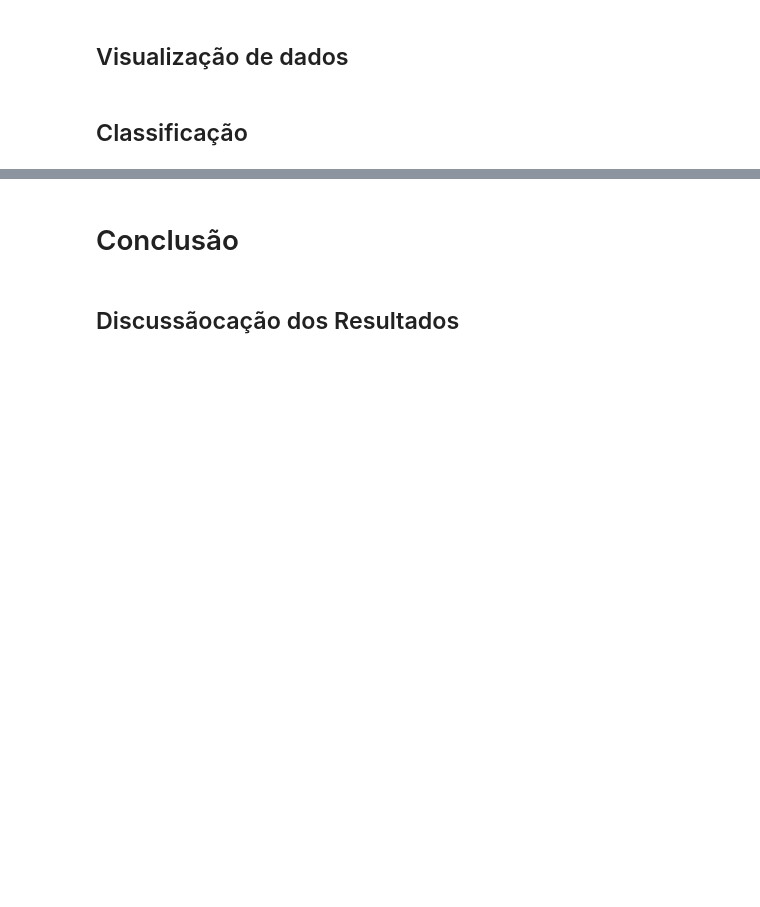
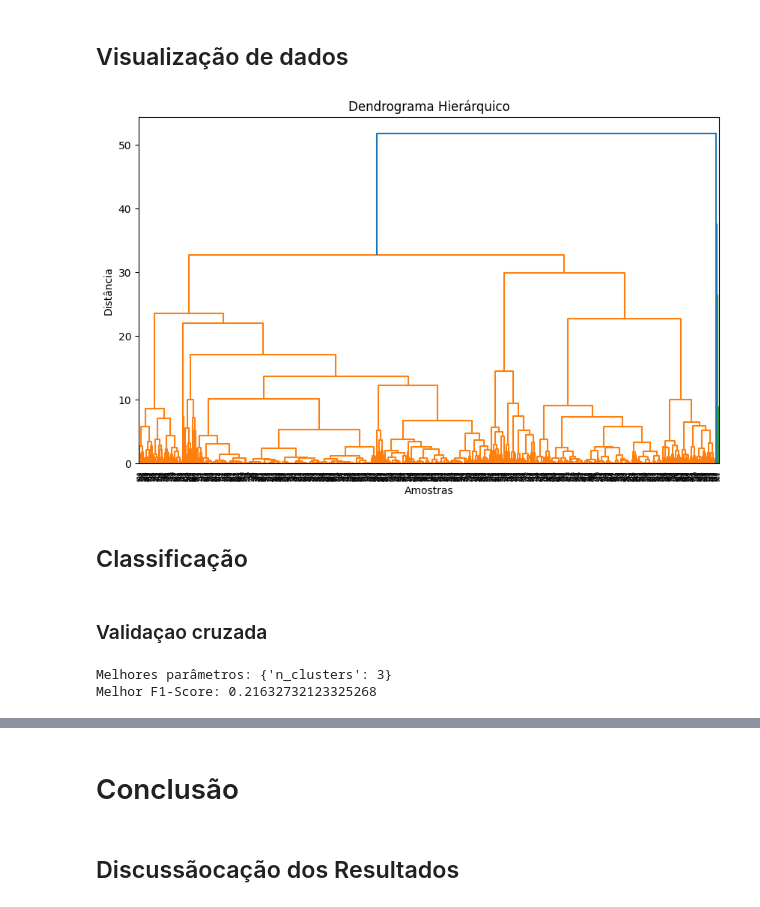
Before and after one commit to alekswheeler/global-_species_abundance_and_diversity, a Jupyter notebook: AquecimentoGlobalEAbumdanciaDeEspecies.ipynb, the cells around one changed output, grey strips where cells are left out. Cells and saved outputs as stored; diff of their text form; code cells hidden in the pictures; blank space fills up the shorter version.

```diff
--- a/AquecimentoGlobalEAbumdanciaDeEspecies.ipynb
+++ b/AquecimentoGlobalEAbumdanciaDeEspecies.ipynb
@@ -354,4 +318,37 @@ Melhor F1-Score: 0.21242370186744552
 # %% [markdown]
 ## Visualização de dados
+# %%
+import pandas as pd
+import numpy as np
+import seaborn as sns
+import matplotlib.pyplot as plt
+from scipy.cluster.hierarchy import dendrogram, linkage
+from sklearn.preprocessing import StandardScaler
+from sklearn.cluster import AgglomerativeClustering
+
+
+# --- 1️⃣ Normalizando os dados ---
+scaler = StandardScaler()
+df_scaled = scaler.fit_transform(df_species)
+
+# --- 2️⃣ Calculando a ligação e criando o Dendrograma ---
+linked = linkage(df_scaled, method='ward')  # Método Ward
+
+plt.figure(figsize=(10, 6))
+dendrogram(linked)
+plt.title('Dendrograma Hierárquico')
+plt.xlabel('Amostras')
+plt.ylabel('Distância')
+plt.show()
+
+# --- 3️⃣ Aplicando o Agrupamento Hierárquico Aglomerativo ---
+n_clusters = 3  # Defina o número de clusters que você deseja
+
+agg_clustering = AgglomerativeClustering(n_clusters=n_clusters, linkage='ward')
+df_species['Cluster'] = agg_clustering.fit_predict(df_scaled)
+# %% [output]
+[figure, added]
 # %% [markdown]
 ## Classificação
+# %% [markdown]
+### Validaçao cruzada
@@ -357,0 +366,41 @@ Melhor F1-Score: 0.21242370186744552
+# %%
+from sklearn.model_selection import RepeatedStratifiedKFold, GridSearchCV
+from sklearn.model_selection import train_test_split
+from sklearn.datasets import make_classification
+from sklearn.neighbors import NearestNeighbors
+from sklearn.cluster import KMeans
+import numpy as np
+from sklearn.metrics import f1_score, make_scorer
+
+# Definição dos hiperparâmetros a serem testados
+param_grid = {
+    "n_clusters": [3, 4, 5, 6, 7]
+}
+
+# Criando um classificador
+clf = KMeans(random_state=33)
+
+def do_cross_validate(clf, test_size, df, X, y, paran_grid):
+  X_train, X_test, y_train, y_test = train_test_split(
+      X, y, test_size=0.33, random_state=42)
+
+  # Criando Stratified K-Fold para manter a proporção das classes
+  strat_kfold = RepeatedStratifiedKFold(n_splits=2, random_state=42)
+
+  # Criando um scorer personalizado para usar no GridSearchCV
+  f1_weighted_scorer = make_scorer(f1_score, average="weighted", zero_division=0)
+
+  # Criando o GridSearchCV
+  grid_search = GridSearchCV(clf, param_grid, cv=strat_kfold, scoring=f1_weighted_scorer, n_jobs=-1)
+
+  # Treinando o modelo
+  grid_search.fit(X, y)
+
+  # Exibir os melhores parâmetros e resultado
+  print("Melhores parâmetros:", grid_search.best_params_)
+  print("Melhor F1-Score:", grid_search.best_score_)
+
+do_cross_validate(clf, 0.33, df, X, y, param_grid)
+# %% [output]
+Melhores parâmetros: {'n_clusters': 3}
+Melhor F1-Score: 0.21632732123325268
```
Also changed, not shown: parts of 31 cells of this notebook.
